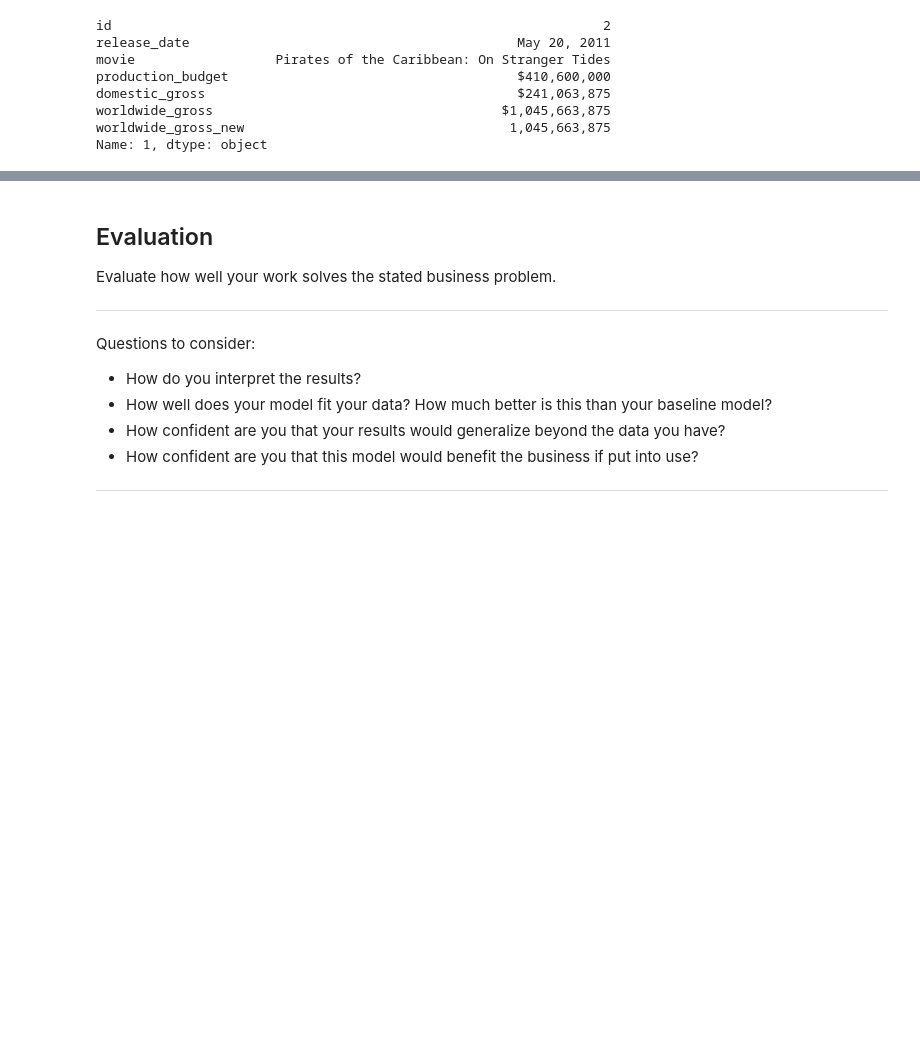
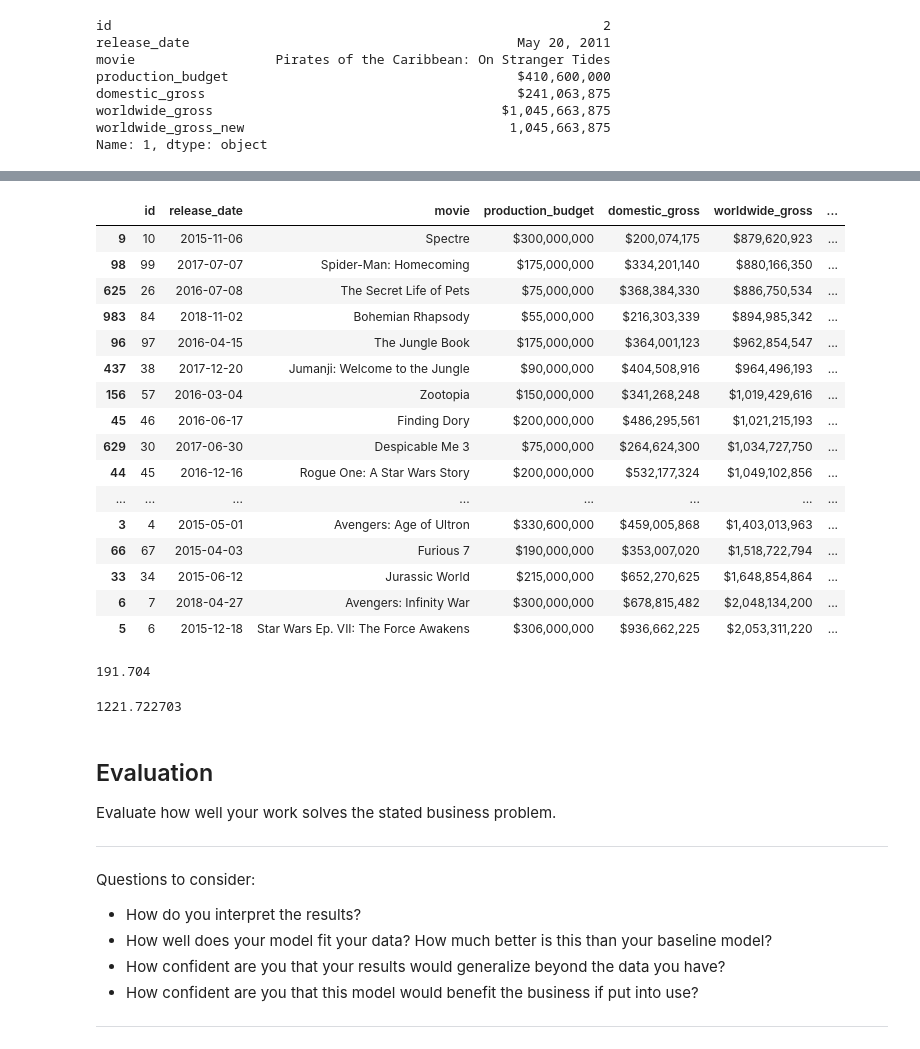
Before and after one commit to arecai/ari_first_attem, a Jupyter notebook: dsc-phase1-project-template.ipynb, the cells around one changed output, grey strips where cells are left out. Drawn from its saved outputs; the diff is of its cells as text; code cells hidden in the pictures; blank space fills up the shorter version.

```diff
--- a/dsc-phase1-project-template.ipynb
+++ b/dsc-phase1-project-template.ipynb
@@ -1049,0 +1098,4 @@ Name: 1, dtype: object
+# %%
+tn_movie['production_budget_new'] = tn_movie['production_budget_new'].str.replace(',', '')
+# %%
+tn_movie['production_budget_new'] = tn_movie['production_budget_new'].astype(float)
@@ -1049,0 +1110,2 @@ Name: 1, dtype: object
+# %%
+tn_movie['release_date']=pd.to_datetime(tn_movie['release_date'])
@@ -1049,0 +1130,30 @@ Name: 1, dtype: object
+# %%
+tn_movie_top25 = tn_movie[tn_movie['release_date'].dt.year >= 2015].sort_values('worldwide_gross_new').tail(25)
+# %%
+tn_movie_top25
+# %% [output]
+|  | id | release_date | movie | production_budget | domestic_gross | worldwide_gross | ... |
+| 9 | 10 | 2015-11-06 | Spectre | $300,000,000 | $200,074,175 | $879,620,923 | ... |
+| 98 | 99 | 2017-07-07 | Spider-Man: Homecoming | $175,000,000 | $334,201,140 | $880,166,350 | ... |
+| 625 | 26 | 2016-07-08 | The Secret Life of Pets | $75,000,000 | $368,384,330 | $886,750,534 | ... |
+| 983 | 84 | 2018-11-02 | Bohemian Rhapsody | $55,000,000 | $216,303,339 | $894,985,342 | ... |
+| 96 | 97 | 2016-04-15 | The Jungle Book | $175,000,000 | $364,001,123 | $962,854,547 | ... |
+| 437 | 38 | 2017-12-20 | Jumanji: Welcome to the Jungle | $90,000,000 | $404,508,916 | $964,496,193 | ... |
+| 156 | 57 | 2016-03-04 | Zootopia | $150,000,000 | $341,268,248 | $1,019,429,616 | ... |
+| 45 | 46 | 2016-06-17 | Finding Dory | $200,000,000 | $486,295,561 | $1,021,215,193 | ... |
+| 629 | 30 | 2017-06-30 | Despicable Me 3 | $75,000,000 | $264,624,300 | $1,034,727,750 | ... |
+| 44 | 45 | 2016-12-16 | Rogue One: A Star Wars Story | $200,000,000 | $532,177,324 | $1,049,102,856 | ... |
+| ... | ... | ... | ... | ... | ... | ... | ... |
+| 3 | 4 | 2015-05-01 | Avengers: Age of Ultron | $330,600,000 | $459,005,868 | $1,403,013,963 | ... |
+| 66 | 67 | 2015-04-03 | Furious 7 | $190,000,000 | $353,007,020 | $1,518,722,794 | ... |
+| 33 | 34 | 2015-06-12 | Jurassic World | $215,000,000 | $652,270,625 | $1,648,854,864 | ... |
+| 6 | 7 | 2018-04-27 | Avengers: Infinity War | $300,000,000 | $678,815,482 | $2,048,134,200 | ... |
+| 5 | 6 | 2015-12-18 | Star Wars Ep. VII: The Force Awakens | $306,000,000 | $936,662,225 | $2,053,311,220 | ... |
+# %%
+tn_movie_top25['production_budget_new'].mean() / 1000000
+# %% [output]
+191.704
+# %%
+tn_movie_top25['worldwide_gross_new'].mean() / 1000000
+# %% [output]
+1221.722703
```
Also changed, not shown: parts of 27 cells of this notebook.
